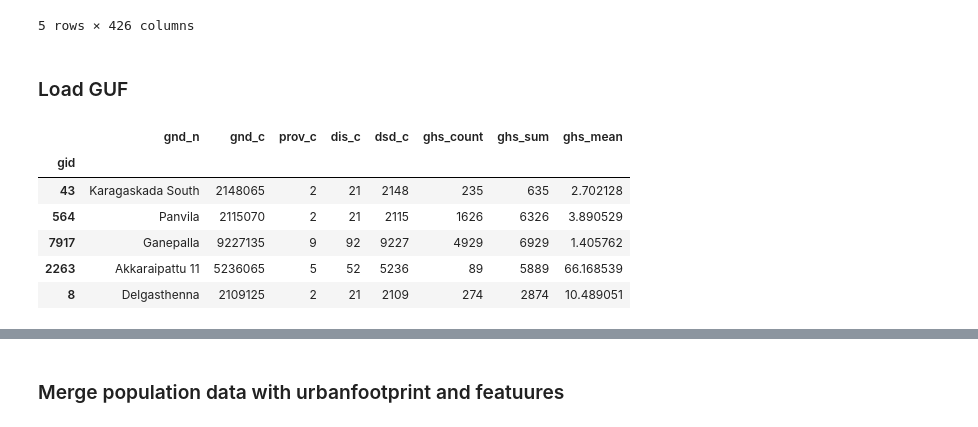
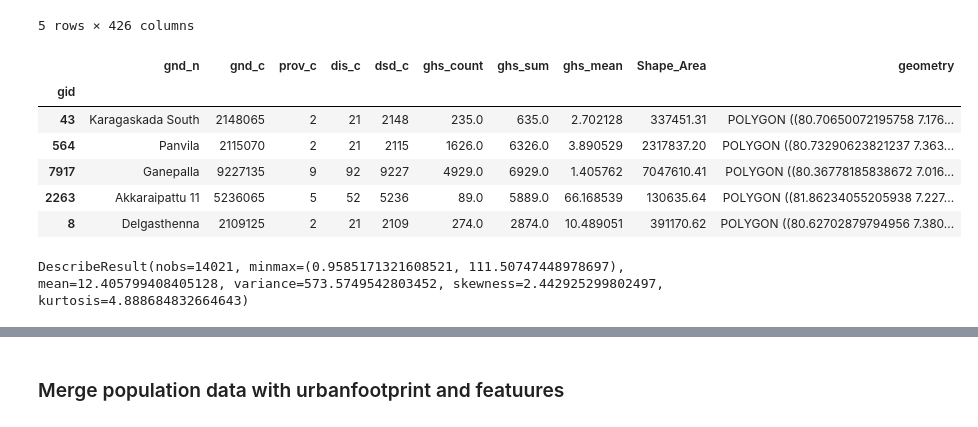
Before and after one commit to adbedada/capstone, a Jupyter notebook: sri_lanka/sri_ghs_normalized.ipynb, the cells around one changed output, grey strips where cells are left out. Saved outputs shown, nothing was run; the diff lists cells and outputs as text; code cells hidden in the pictures.

Commit message:
updated results

```diff
--- a/sri_lanka/sri_ghs_normalized.ipynb
+++ b/sri_lanka/sri_ghs_normalized.ipynb
@@ -39,5 +37,3 @@ spfeas.head()
 | 2263 | 3 | Akkaraipattu 11 | 5236065 | 73.670361 | 1.821871 | 9.731855e+04 | ... |
 | 8 | 4 | Delgasthenna | 2109125 | 66.878083 | 2.710715 | 2.657735e+05 | ... |
 5 rows × 426 columns
-# %% [markdown]
-### Load GUF
@@ -46,12 +40,13 @@ guf = pd.read_csv('sri_ghs.csv')
 # %%
-guf['gid'] = guf['gid'].astype(int)
-guf = guf.set_index('gid')
-guf.head()
+ghs = gpd.read_file("shapefiles/sri_ghs.shp")
+ghs['gid'] = ghs['gid'].astype(int)
+ghs = ghs.set_index('gid')
+ghs.head()
 # %% [output]
-|  | gnd_n | gnd_c | prov_c | dis_c | dsd_c | ghs_count | ghs_sum | ghs_mean |
-| gid |  |  |  |  |  |  |  |  |
-| 43 | Karagaskada South | 2148065 | 2 | 21 | 2148 | 235 | 635 | 2.702128 |
-| 564 | Panvila | 2115070 | 2 | 21 | 2115 | 1626 | 6326 | 3.890529 |
-| 7917 | Ganepalla | 9227135 | 9 | 92 | 9227 | 4929 | 6929 | 1.405762 |
-| 2263 | Akkaraipattu 11 | 5236065 | 5 | 52 | 5236 | 89 | 5889 | 66.168539 |
-| 8 | Delgasthenna | 2109125 | 2 | 21 | 2109 | 274 | 2874 | 10.489051 |
+|  | gnd_n | gnd_c | prov_c | dis_c | dsd_c | ghs_count | ghs_sum | ghs_mean | Shape_Area | geometry |
+| gid |  |  |  |  |  |  |  |  |  |  |
+| 43 | Karagaskada South | 2148065 | 2 | 21 | 2148 | 235.0 | 635.0 | 2.702128 | 337451.31 | POLYGON ((80.70650072195758 7.176... |
+| 564 | Panvila | 2115070 | 2 | 21 | 2115 | 1626.0 | 6326.0 | 3.890529 | 2317837.20 | POLYGON ((80.73290623821237 7.363... |
+| 7917 | Ganepalla | 9227135 | 9 | 92 | 9227 | 4929.0 | 6929.0 | 1.405762 | 7047610.41 | POLYGON ((80.36778185838672 7.016... |
+| 2263 | Akkaraipattu 11 | 5236065 | 5 | 52 | 5236 | 89.0 | 5889.0 | 66.168539 | 130635.64 | POLYGON ((81.86234055205938 7.227... |
+| 8 | Delgasthenna | 2109125 | 2 | 21 | 2109 | 274.0 | 2874.0 | 10.489051 | 391170.62 | POLYGON ((80.62702879794956 7.380... |
@@ -57,0 +55,4 @@ guf.head()
+# %%
+stats.describe(ghs['PCNT_blt'])
+# %% [output]
+DescribeResult(nobs=14021, minmax=(0.9585171321608521, 111.50747448978697), mean=12.405799408405128, variance=573.5749542803452, skewness=2.442925299802497, kurtosis=4.888684832664643)
```
Also changed, not shown: parts of 52 cells of this notebook, 5 other files.
